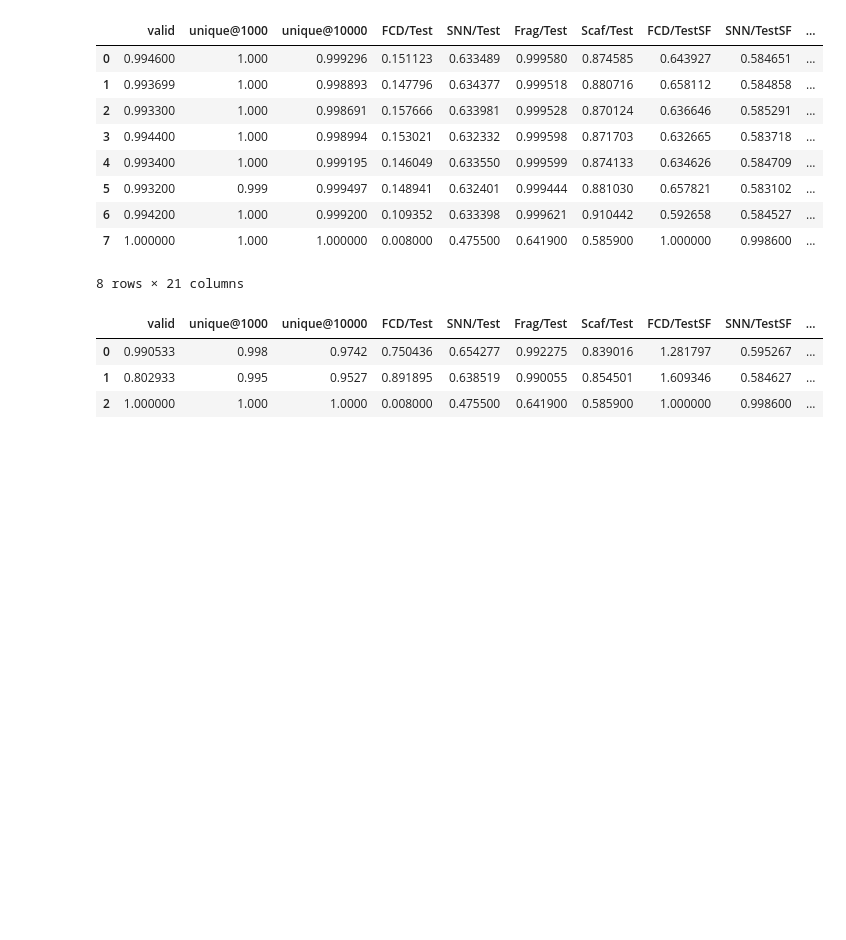
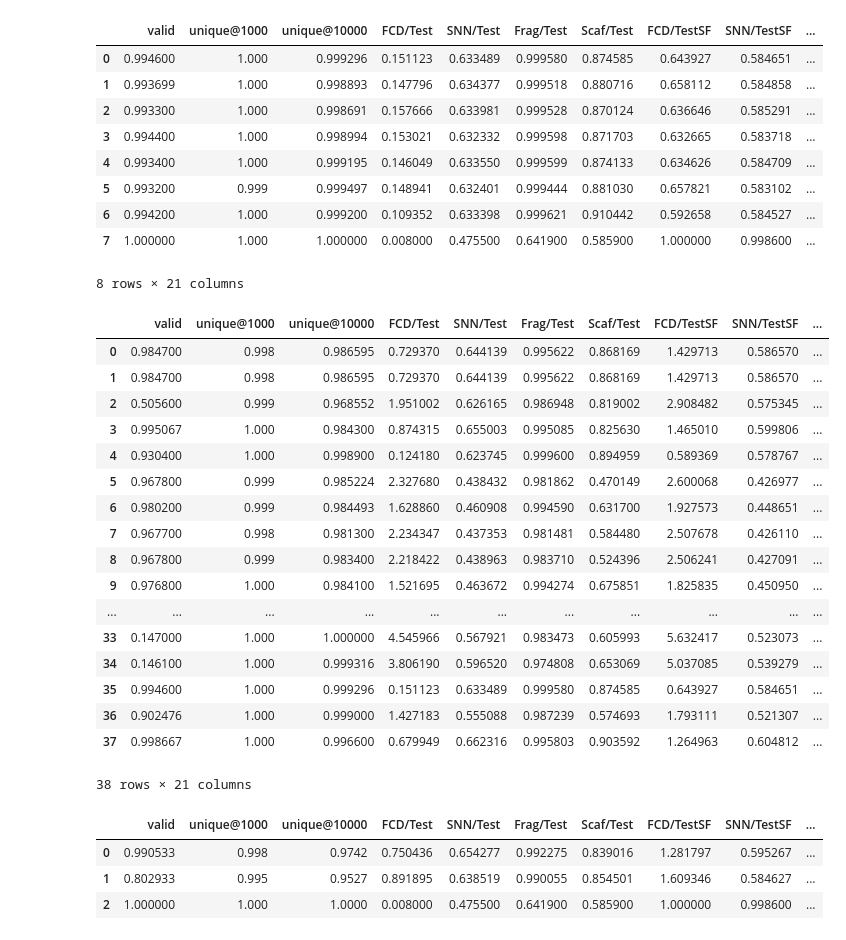
Before and after one commit to haaariiish/Guacamoliency, a Jupyter notebook: notebooks/saliency_map.ipynb, the cells around one changed output. Drawn from its saved outputs; the diff is of its cells as text; code cells hidden in the pictures; blank space fills up the shorter version.

```diff
--- a/notebooks/saliency_map.ipynb
+++ b/notebooks/saliency_map.ipynb
@@ -375,6 +375,30 @@ benchmark
 | 6 | 0.994200 | 1.000 | 0.999200 | 0.109352 | 0.633398 | 0.999621 | 0.910442 | 0.592658 | 0.584527 | ... |
 | 7 | 1.000000 | 1.000 | 1.000000 | 0.008000 | 0.475500 | 0.641900 | 0.585900 | 1.000000 | 0.998600 | ... |
 8 rows × 21 columns
+# %%
+import pandas as pd
+
+benchmark = pd.read_csv("../reports/data/BENCHMARK/BENCHMARK.csv")
+benchmark
+# %% [output]
+|  | valid | unique@1000 | unique@10000 | FCD/Test | SNN/Test | Frag/Test | Scaf/Test | FCD/TestSF | SNN/TestSF | ... |
+| 0 | 0.984700 | 0.998 | 0.986595 | 0.729370 | 0.644139 | 0.995622 | 0.868169 | 1.429713 | 0.586570 | ... |
+| 1 | 0.984700 | 0.998 | 0.986595 | 0.729370 | 0.644139 | 0.995622 | 0.868169 | 1.429713 | 0.586570 | ... |
+| 2 | 0.505600 | 0.999 | 0.968552 | 1.951002 | 0.626165 | 0.986948 | 0.819002 | 2.908482 | 0.575345 | ... |
+| 3 | 0.995067 | 1.000 | 0.984300 | 0.874315 | 0.655003 | 0.995085 | 0.825630 | 1.465010 | 0.599806 | ... |
+| 4 | 0.930400 | 1.000 | 0.998900 | 0.124180 | 0.623745 | 0.999600 | 0.894959 | 0.589369 | 0.578767 | ... |
+| 5 | 0.967800 | 0.999 | 0.985224 | 2.327680 | 0.438432 | 0.981862 | 0.470149 | 2.600068 | 0.426977 | ... |
+| 6 | 0.980200 | 0.999 | 0.984493 | 1.628860 | 0.460908 | 0.994590 | 0.631700 | 1.927573 | 0.448651 | ... |
+| 7 | 0.967700 | 0.998 | 0.981300 | 2.234347 | 0.437353 | 0.981481 | 0.584480 | 2.507678 | 0.426110 | ... |
+| 8 | 0.967800 | 0.999 | 0.983400 | 2.218422 | 0.438963 | 0.983710 | 0.524396 | 2.506241 | 0.427091 | ... |
+| 9 | 0.976800 | 1.000 | 0.984100 | 1.521695 | 0.463672 | 0.994274 | 0.675851 | 1.825835 | 0.450950 | ... |
+| ... | ... | ... | ... | ... | ... | ... | ... | ... | ... | ... |
+| 33 | 0.147000 | 1.000 | 1.000000 | 4.545966 | 0.567921 | 0.983473 | 0.605993 | 5.632417 | 0.523073 | ... |
+| 34 | 0.146100 | 1.000 | 0.999316 | 3.806190 | 0.596520 | 0.974808 | 0.653069 | 5.037085 | 0.539279 | ... |
+| 35 | 0.994600 | 1.000 | 0.999296 | 0.151123 | 0.633489 | 0.999580 | 0.874585 | 0.643927 | 0.584651 | ... |
+| 36 | 0.902476 | 1.000 | 0.999000 | 1.427183 | 0.555088 | 0.987239 | 0.574693 | 1.793111 | 0.521307 | ... |
+| 37 | 0.998667 | 1.000 | 0.996600 | 0.679949 | 0.662316 | 0.995803 | 0.903592 | 1.264963 | 0.604812 | ... |
+38 rows × 21 columns
 # %%
 model_name = "Train"
 valid =1.0
```
Also changed, not shown: 24 other files.
